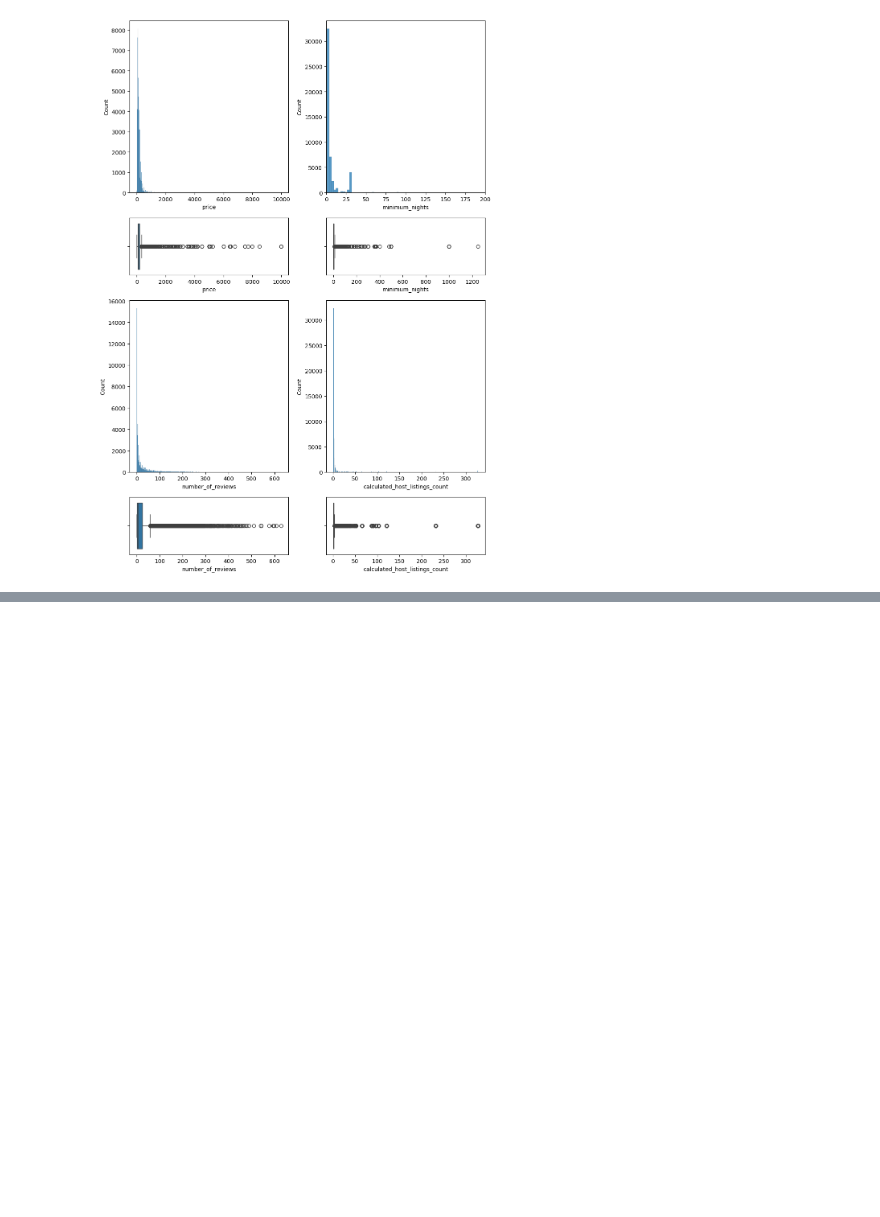
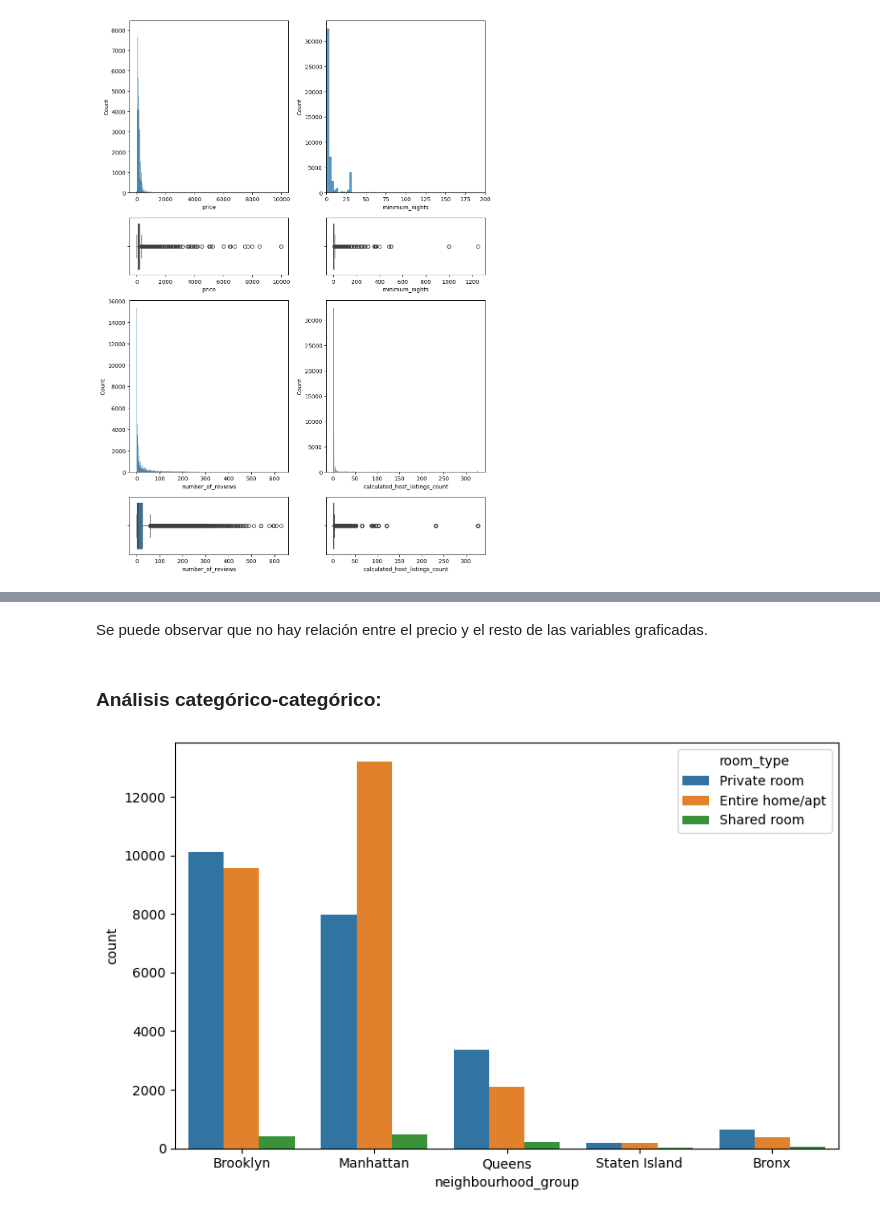
Before and after one commit to 4GeeksAcademy/ivandla96-Proyeto-EDA1, a Jupyter notebook: src/explore.ipynb, the cells around one changed output, grey strips where cells are left out. Drawn from its saved outputs; the diff is of its cells as text; code cells hidden in the pictures; blank space fills up the shorter version.

```diff
--- a/src/explore.ipynb
+++ b/src/explore.ipynb
@@ -135,0 +159,15 @@ plt.show()
+# %% [markdown]
+Se puede observar que no hay relación entre el precio y el resto de las variables graficadas.
+# %% [markdown]
+### Análisis categórico-categórico:
+# %%
+fig, axis = plt.subplots(1, 1, figsize=(8, 5))
+
+sns.countplot(ax=axis, data=total_data, x="neighbourhood_group", hue="room_type")
+
+plt.tight_layout()
+plt.show()
+
+plt.show()
+# %% [output]
+[figure, added]
```
Also changed, not shown: parts of 26 cells of this notebook, 2 other files.
